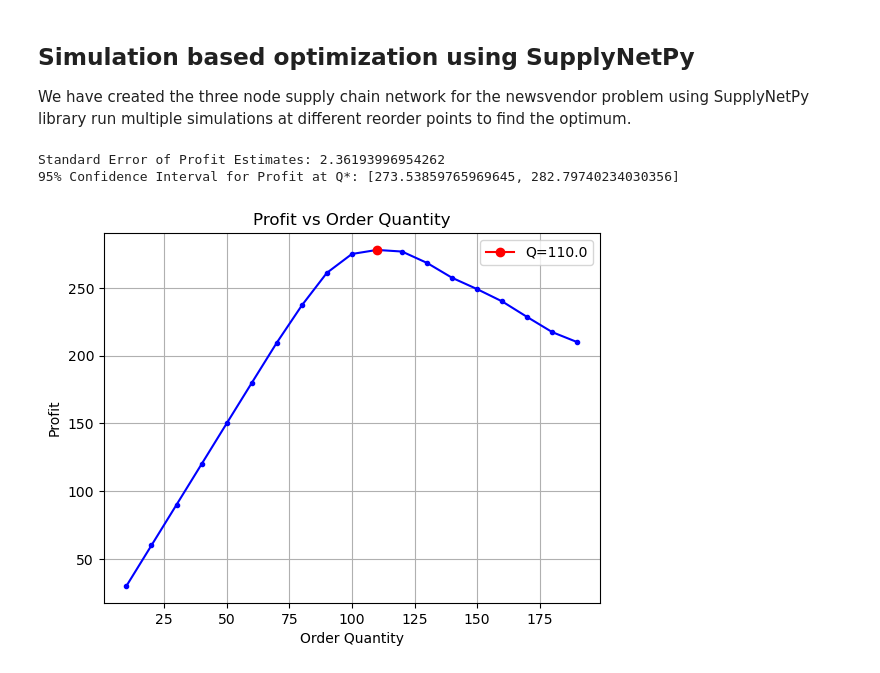
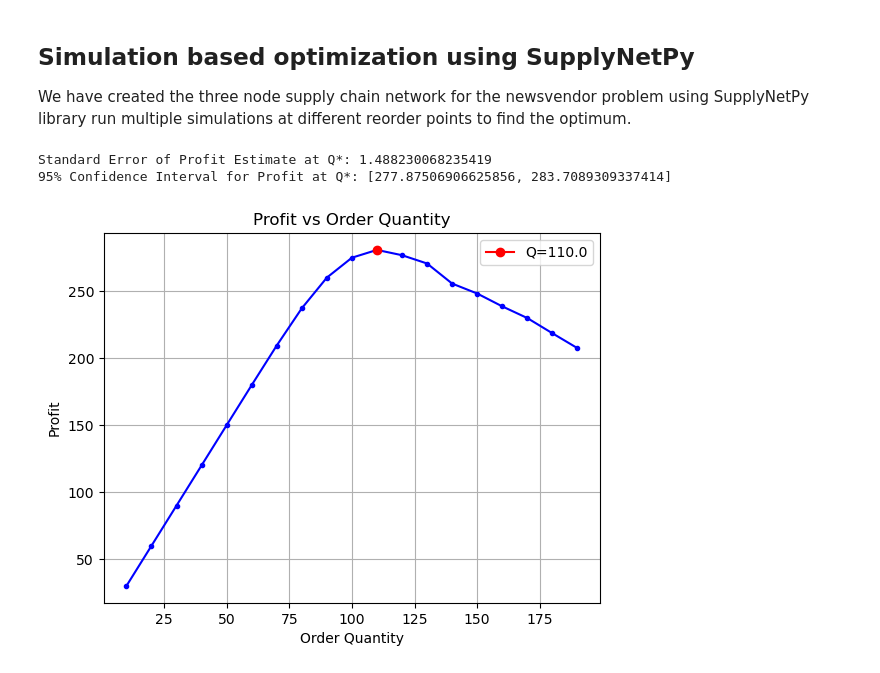
Before and after one commit to SupplyChainSimulation/SupplyNetPy, a Jupyter notebook: examples/notebooks/newsvendor.ipynb, the cells around one changed output. Saved outputs shown, nothing was run; the diff lists cells and outputs as text; code cells hidden in the pictures.

```diff
--- a/examples/notebooks/newsvendor.ipynb
+++ b/examples/notebooks/newsvendor.ipynb
@@ -100,6 +100,7 @@ plt.show()
 
 We have created the three node supply chain network for the newsvendor problem using SupplyNetPy library run multiple simulations at different reorder points to find the optimum.
 # %%
+random.seed(42) # fixed seed for repeatable results
 mean = 100
 std_dev = 15
 num_samples = 1000
@@ -127,46 +128,47 @@ for order_quantity in range(10, 200, 10):
     #create the distributor
     newsvendor1 = scm.InventoryNode(env=env, ID="D1", name="News Vendor", node_type="distributor",
                                     capacity=float('inf'), initial_level=order_quantity,
                                     inventory_holding_cost=0.1, inventory_type="perishable",
                                     shelf_life=1, replenishment_policy=scm.PeriodicReplenishment,
                                     policy_param={"T": 1, "Q": order_quantity},
                                     product_sell_price=sell_price, product_buy_price=cost)
 
     link1 = scm.Link(env=env,ID="l1", source=supplier1, sink=newsvendor1, cost=10, lead_time=lambda: 0)
 
     demand1 = scm.Demand(env=env,ID="d1", name="demand_d1",
                         order_arrival_model=lambda: 1, consume_available=True,
                         order_quantity_model=normal_quantity, demand_node=newsvendor1)
 
     scm.global_logger.disable_logging()
-    env.run(until=num_samples)
 
-    # Calculate the cost and profit
-    # total demand fulfilled by newsvendor is available in variable demand_fulfilled
-    # list element 0 is number of orders, element 1 is total quantity
-    daily_sales = newsvendor1.stats.demand_fulfilled[1]
-    wasted_inventory = newsvendor1.inventory.waste
-    everyday_profit = (daily_sales*sell_price + wasted_inventory*salvage - order_quantity*num_samples*cost)/num_samples
-    profit_arr.append([order_quantity,everyday_profit])
-
-# calculate standard error of profit estimates
-profits = np.array(profit_arr)[:,1]
-standard_error = np.std(profits) / np.sqrt(num_samples)
-print(f"Standard Error of Profit Estimates: {standard_error}")
+    # run one day at a time and record each day's profit
+    daily_profit = []
+    sold, wasted = 0, 0
+    for day in range(1, num_samples + 1):
+        env.run(until=day)
+        new_sold = newsvendor1.stats.demand_fulfilled[1] - sold # units sold today
+        new_wasted = newsvendor1.inventory.waste - wasted # units expired today
+        sold, wasted = sold + new_sold, wasted + new_wasted
+        daily_profit.append(new_sold*sell_price + new_wasted*salvage - order_quantity*cost)
+    everyday_profit = np.mean(daily_profit)
+    std_error = np.std(daily_profit) / np.sqrt(num_samples) # standard error of the mean daily profit
+    profit_arr.append([order_quantity, everyday_profit, std_error])
 
 profit_arr = np.array(profit_arr) # convert to numpy array for easier manipulation
 Q = np.argmax(profit_arr[:,1]) # index of maximum profit
+standard_error = profit_arr[Q,2]
+print(f"Standard Error of Profit Estimate at Q*: {standard_error}")
 print(f"95% Confidence Interval for Profit at Q*: [{profit_arr[Q,1] - 1.96*standard_error}, {profit_arr[Q,1] + 1.96*standard_error}]")
 plt.plot(profit_arr[:,0], profit_arr[:,1], marker='.', linestyle='-', color='b')
 plt.plot(profit_arr[Q,0], profit_arr[Q,1], marker='o', linestyle='-', color='r', label=f'Q={profit_arr[Q,0]}')
 
 plt.xlabel('Order Quantity')
 plt.ylabel('Profit')
 plt.title('Profit vs Order Quantity')
 plt.legend()
 plt.grid()
 plt.show()
 # %% [output]
-Standard Error of Profit Estimates: 2.36193996954262
-95% Confidence Interval for Profit at Q*: [273.53859765969645, 282.79740234030356]
+Standard Error of Profit Estimate at Q*: 1.488230068235419
+95% Confidence Interval for Profit at Q*: [277.87506906625856, 283.7089309337414]
-[figure, old version]
+[figure, new version]
```
Also changed, not shown: parts of 1 cell of this notebook, 1 other file.
